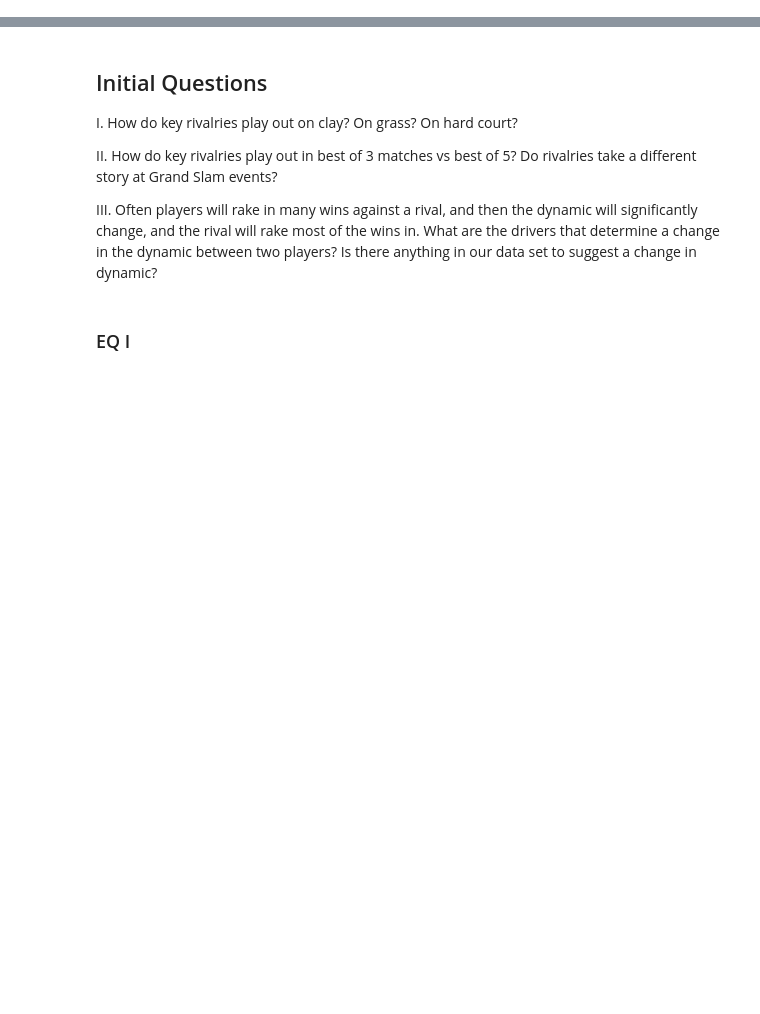
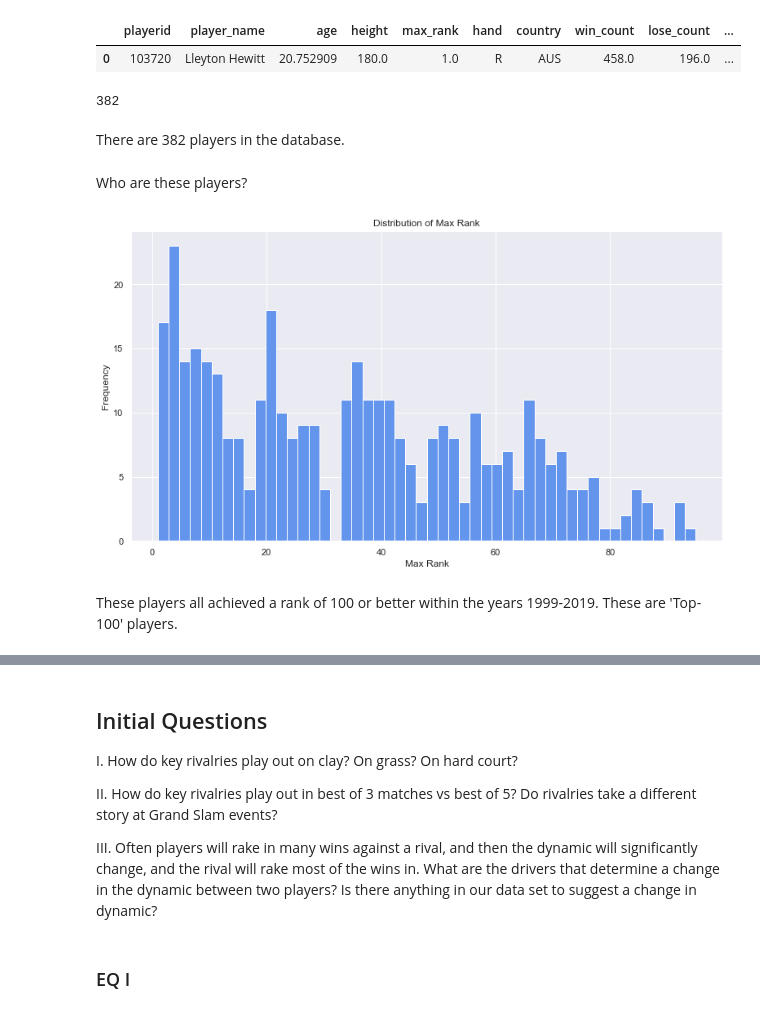
Before and after one commit to Racket-Science/Tennis-Match-Predictions, a Jupyter notebook: Notebooks/bondy_books/explore.ipynb, the cells around one changed output, grey strips where cells are left out. Drawn from its saved outputs; the diff is of its cells as text; code cells hidden in the pictures; blank space fills up the shorter version.

```diff
--- a/Notebooks/bondy_books/explore.ipynb
+++ b/Notebooks/bondy_books/explore.ipynb
@@ -11 +13,5 @@ from prepare import *
 pd.set_option('display.max_columns', None)
+# %%
+# load player data base, check info
+pf = pd.read_csv('PlayerData.csv', index_col = 0)
+pf.info()
@@ -55,0 +45,59 @@ df.head(1)
+# %%
+# lowercase column names so I don't have to press shift as much
+pf.columns = pf.columns.str.lower()
+# %%
+# rename columns for clarity
+pf = pf.rename(columns = {'maxrank': 'max_rank',
+                          'ace_count': 'ace_total',
+                          'aces_per_game': 'avg_aces_per_match',
+                          'breakpoints_per_game': 'avg_breakpoints_per_match',
+                          'first_serve_percentage_match_won': 'first_serve_percentage_matches_won',
+                          'first_serve_percentage_match_lost': 'first_serve_percentage_matches_lost',
+                          'first_serve_won_percentage_match_won': 'first_serve_won_percentage_matches_won',
+                          'first_serve_won_percentage_match_lost': 'first_serve_won_percentage_matches_lost'
+                         }
+              )
+# %%
+# review columns
+pf.head(1)
+# %% [output]
+|  | playerid | player_name | age | height | max_rank | hand | country | win_count | lose_count | ... |
+| 0 | 103720 | Lleyton Hewitt | 20.752909 | 180.0 | 1.0 | R | AUS | 458.0 | 196.0 | ... |
+# %%
+# get concrete percentage column
+# pf['hard_number_first_serve_percentage_match_won'] = pf.first_serve_percentage_match_won * 100
+ratios = ['win%',
+          'first_serve_percentage_matches_won',
+          'first_serve_percentage_matches_lost',
+          'first_serve_won_percentage_matches_lost',
+          'first_serve_won_percentage_matches_won',
+          'top_30_win%',
+          'top_100_win%',
+          'hard_win%',
+          'clay_win%',
+          'grass_win%',
+          'carpet_win%'
+         ]
+
+for decimal in ratios:
+    pf[f'hard_number_{decimal}'] = pf[decimal] * 100
+# %%
+# get length of player database
+len(pf)
+# %% [output]
+382
+# %% [markdown]
+There are 382 players in the database.
+# %% [markdown]
+Who are these players?
+# %%
+# plot distribution of max rank
+plt.figure(figsize = (13, 7))
+pf.max_rank.hist(color = 'cornflowerblue', bins = 50)
+plt.ylabel('Frequency')
+plt.xlabel('Max Rank')
+plt.title('Distribution of Max Rank');
+# %% [output]
+[figure, added]
+# %% [markdown]
+These players all achieved a rank of 100 or better within the years 1999-2019. These are 'Top-100' players.
```
Also changed, not shown: parts of 34 cells of this notebook.
